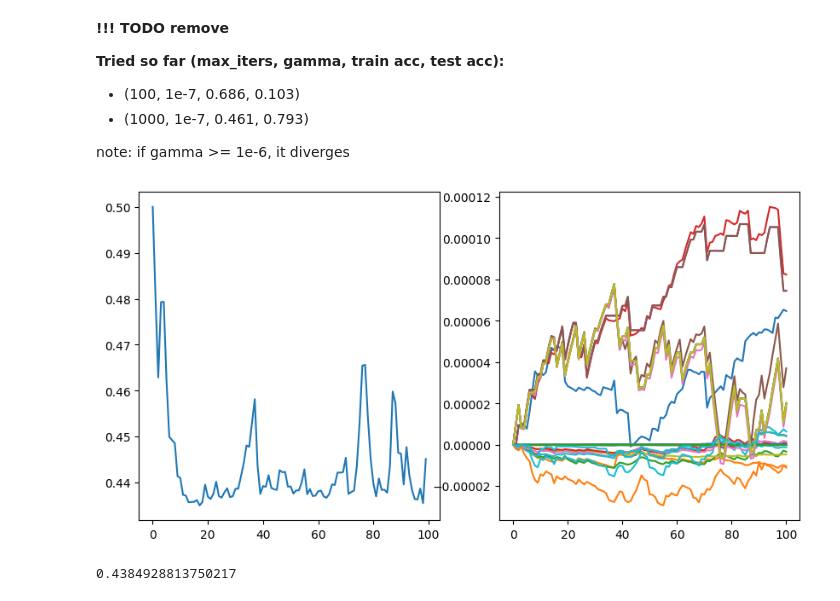
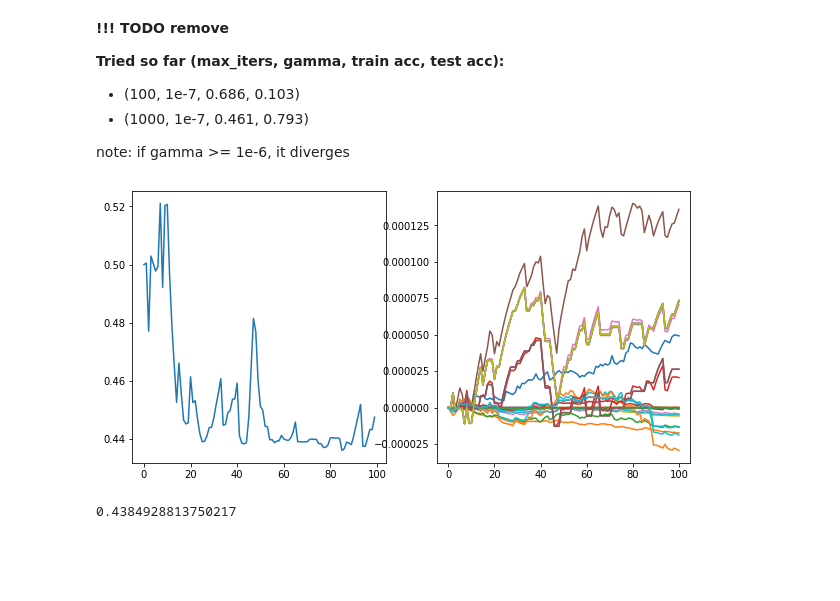
Before and after one commit to CS-433/ml-project-1-mnms, a Jupyter notebook: scripts/project1.ipynb, the cells around one changed output. Cells and saved outputs as stored; diff of their text form; code cells hidden in the pictures; blank space fills up the shorter version.

Commit message:
Did more data exploration and did ridge regression with preprocessing

```diff
--- a/scripts/project1.ipynb
+++ b/scripts/project1.ipynb
@@ -25,4 +25,4 @@ def accuracy(y, tx, w):
 # %%
 from proj1_helpers import *
 DATA_TRAIN_PATH = '../data/train.csv' # TODO: download train data and supply path here
-y, tX, ids = load_csv_data(DATA_TRAIN_PATH)
+y, input_data, ids = load_csv_data(DATA_TRAIN_PATH)
@@ -30,6 +38,9 @@ y, tX, ids = load_csv_data(DATA_TRAIN_PATH)
 ## Do your thing crazy machine learning thing here :) ...
 # %%
 from implementations import *
+# %%
+#for now this is true
+tX=input_data
 # %% [markdown]
 ### Gradient Descent
 # %% [markdown]
@@ -85,20 +96,19 @@ note: if gamma >= 1e-6, it diverges
 # %%
 max_iters = 100
 gamma = 1e-8
 
 initial_w = np.zeros((tX.shape[1]))
 
-#weights, loss, ws, losses = least_squares_SGD_complete(y, tX, initial_w, max_iters, gamma)
-weights, loss, ws, losses = least_squares_SGD2_complete(y, tX, initial_w, max_iters, gamma)
+weights, loss, ws, losses = least_squares_SGD_complete(y, tX, initial_w, max_iters, gamma)
 
 # display
 fig, axes = plt.subplots(1, 2, figsize=(10,5))
 axes[0] = axes[0].plot(losses)
 axes[1] = axes[1].plot(ws)
 #axes[1,0] = axes[1,0].plot(losses2)
 #axes[1,1] = axes[1,1].plot(ws2)
 # %% [output]
-[figure, old version]
+[figure, new version]
 # %%
 loss
 # %% [output]
```
Also changed, not shown: parts of 23 cells of this notebook, 2 other files.
